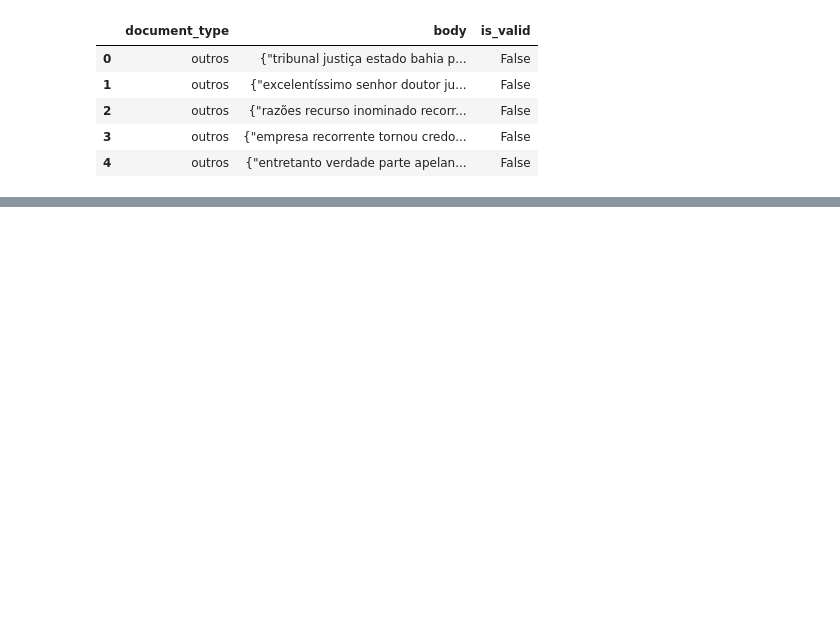
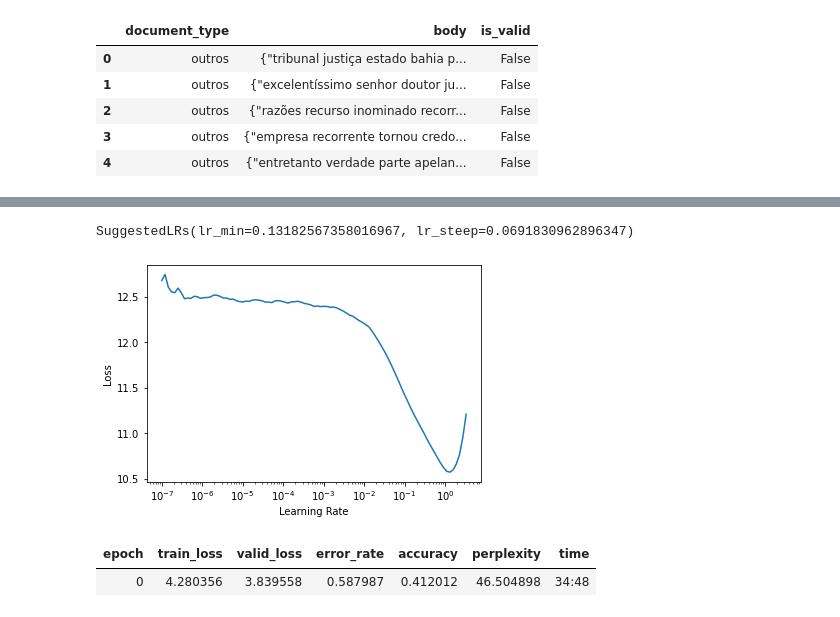
Before and after one commit to peluz/victor-visual-text, a Jupyter notebook: train_text_ulmfit.ipynb, the cells around one changed output, grey strips where cells are left out. Drawn from its saved outputs; the diff is of its cells as text; code cells hidden in the pictures; blank space fills up the shorter version.

```diff
--- a/train_text_ulmfit.ipynb
+++ b/train_text_ulmfit.ipynb
@@ -89,0 +192,2 @@ learn_lm.lr_find()
+# %%
+dls_lm_bwd = torch.load("./data/dls_lm_bwd.pth")
@@ -89,0 +207,3 @@ learn_lm.lr_find()
+# %%
+learn_lm = language_model_learner(dls_lm_bwd, AWD_LSTM, path=Path("."), drop_mult=1.,
+                                  metrics=[error_rate, accuracy, perplexity])
@@ -89,0 +233,3 @@ learn_lm.lr_find()
+# %%
+learn_lm.lr_find()
+# %% [output]
@@ -89,0 +237,7 @@ learn_lm.lr_find()
+SuggestedLRs(lr_min=0.13182567358016967, lr_steep=0.0691830962896347)
+[figure, added]
+# %%
+learn_lm.fit_one_cycle(1, 1e-1)
+# %% [output]
+| epoch | train_loss | valid_loss | error_rate | accuracy | perplexity | time |
+| 0 | 4.280356 | 3.839558 | 0.587987 | 0.412012 | 46.504898 | 34:48 |
```
Also changed, not shown: parts of 88 cells of this notebook, 1 other file.
